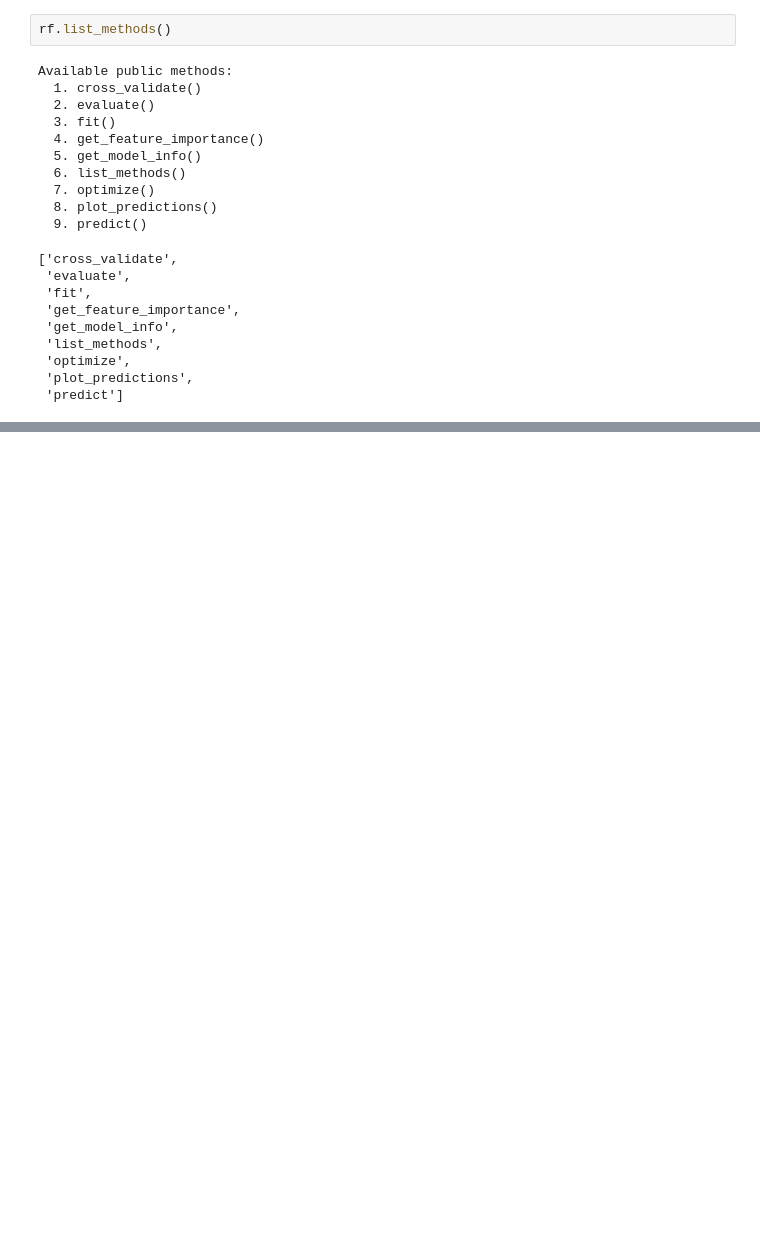
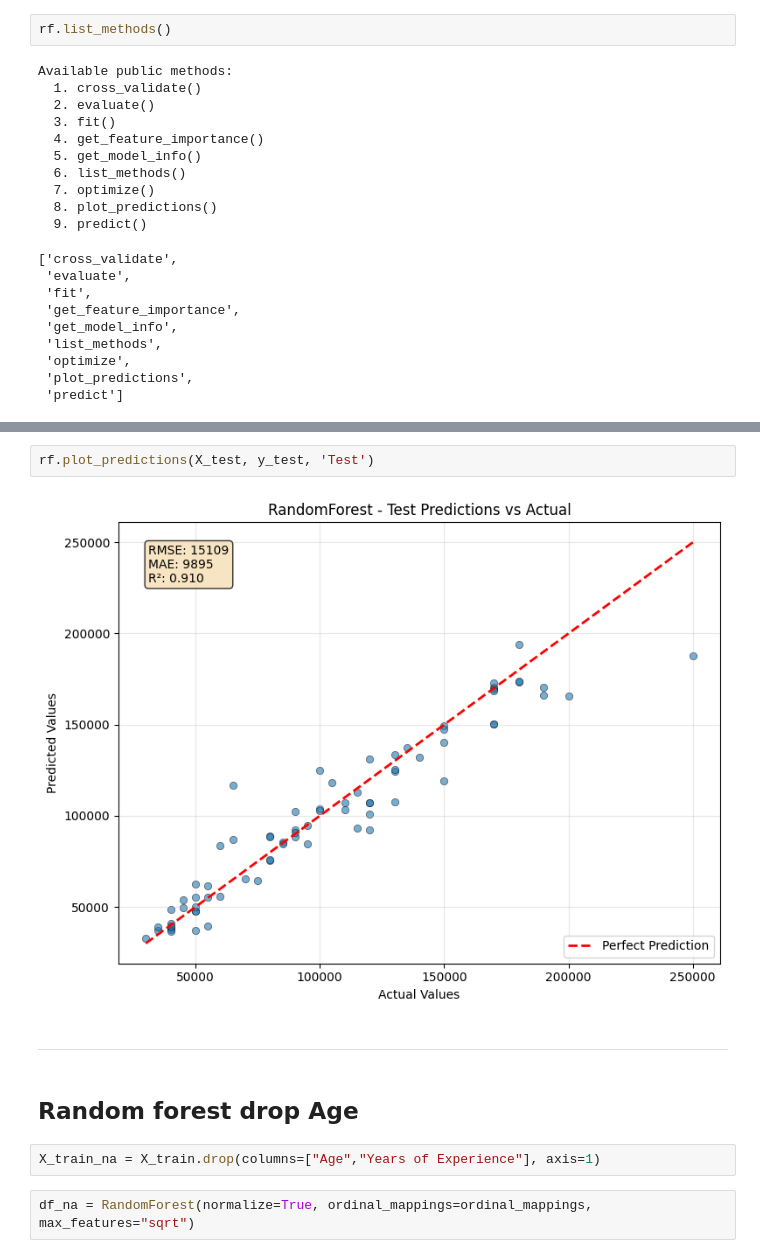
Before and after one commit to FrankAst/pwc_challenge, a Jupyter notebook: notebooks/test_in_nb2.ipynb, the cells around one changed output, grey strips where cells are left out. Saved outputs shown, nothing was run; the diff lists cells and outputs as text; blank space fills up the shorter version.

```diff
--- a/notebooks/test_in_nb2.ipynb
+++ b/notebooks/test_in_nb2.ipynb
@@ -483,0 +539,12 @@ Cross-Validation Results (5-fold):
+# %%
+rf.plot_predictions(X_test, y_test, 'Test')
+# %% [output]
+[figure, added]
+# %% [markdown]
+---
+# %% [markdown]
+## Random forest drop Age
+# %%
+X_train_na = X_train.drop(columns=["Age","Years of Experience"], axis=1)
+# %%
+df_na = RandomForest(normalize=True, ordinal_mappings=ordinal_mappings, max_features="sqrt")
```
Also changed, not shown: parts of 29 cells of this notebook, 3 other files.
